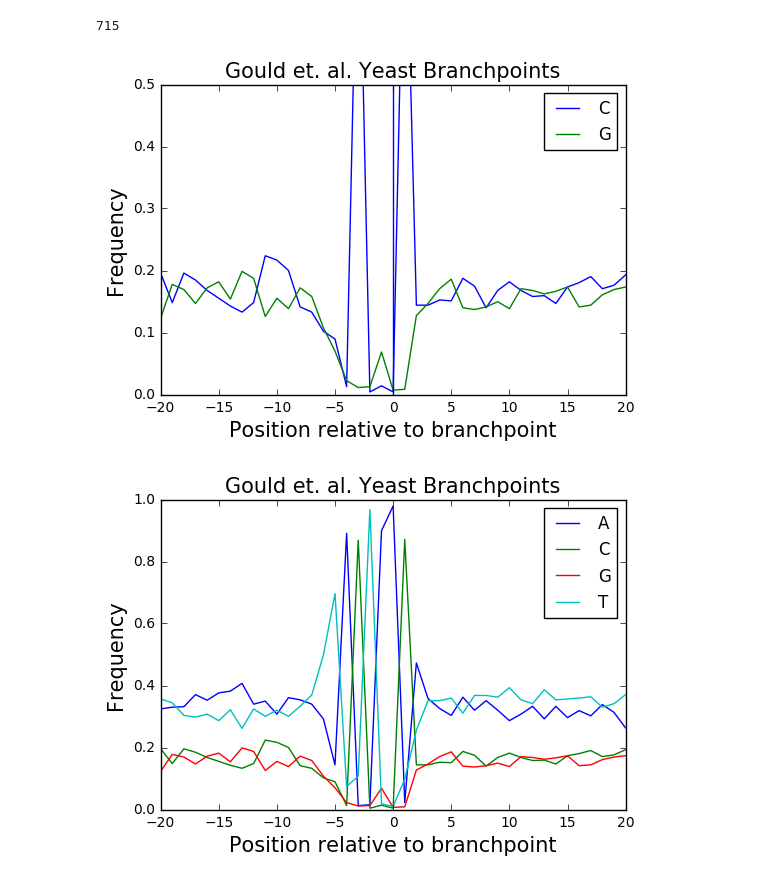
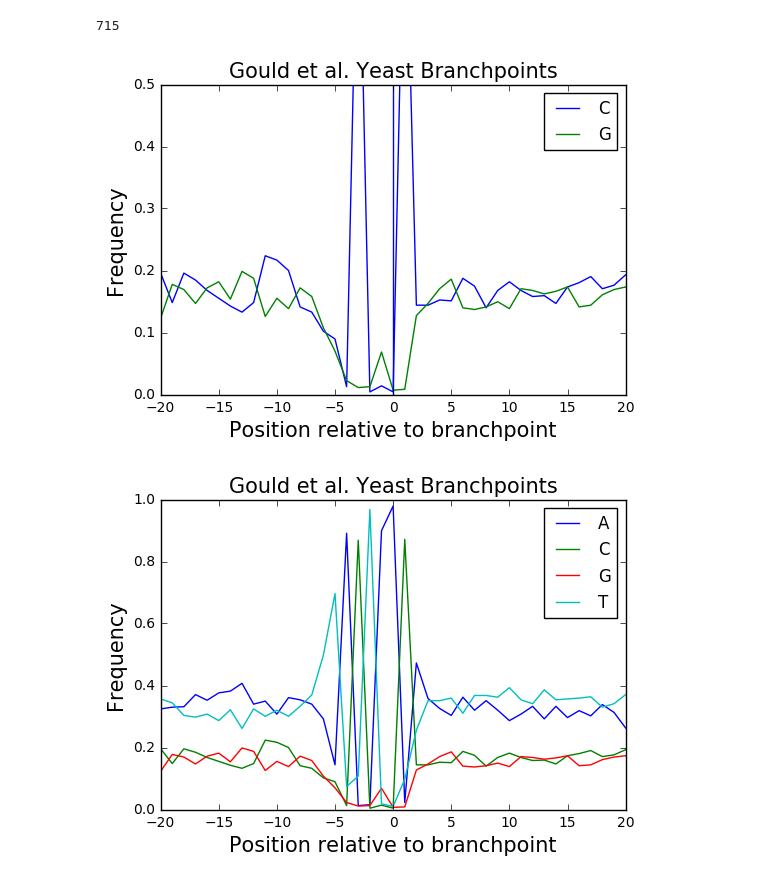
Before and after one commit to jpaggi/labranchor, a Jupyter notebook: yeast/yeast_gc.ipynb, the cells around one changed output. Drawn from its saved outputs; the diff is of its cells as text; code cells hidden in the pictures.

Commit message:
Fix typos in plots 1/n...

```diff
--- a/yeast/yeast_gc.ipynb
+++ b/yeast/yeast_gc.ipynb
@@ -19,32 +19,32 @@ for chrom, pos, strand in zip(d['chr'], d['best_bp_nt_in15'], d['strand']):
 # %%
 counts = np.zeros((len(seqs[0]), 4))
 for seq in seqs:
     assert len(seq) == len(seqs[0])
     for i in range(len(seq)):
         counts[i, bases.index(seq[i])] += 1
 
 print len(seqs)
 
 for i, base in enumerate(bases):
     if i == 0 or i == 3: continue
     plt.plot(range(-20, 21), counts[:, i] / np.sum(counts, axis = 1), label = base)
 plt.axvline(0)
 plt.legend()
 plt.ylim(0, .5)
-plt.title('Gould et. al. Yeast Branchpoints')
+plt.title('Gould et al. Yeast Branchpoints')
 plt.xlabel('Position relative to branchpoint')
 plt.ylabel('Frequency')
 plt.show()
 
 for i, base in enumerate(bases):
     plt.plot(range(-20, 21), counts[:, i] / np.sum(counts, axis = 1), label = base)
 
 plt.legend()
-plt.title('Gould et. al. Yeast Branchpoints')
+plt.title('Gould et al. Yeast Branchpoints')
 plt.xlabel('Position relative to branchpoint')
 plt.ylabel('Frequency')
 plt.show()
 # %% [output]
 715
-[figure, old version]
+[figure, new version]
-[figure, old version]
+[figure, new version]
```
